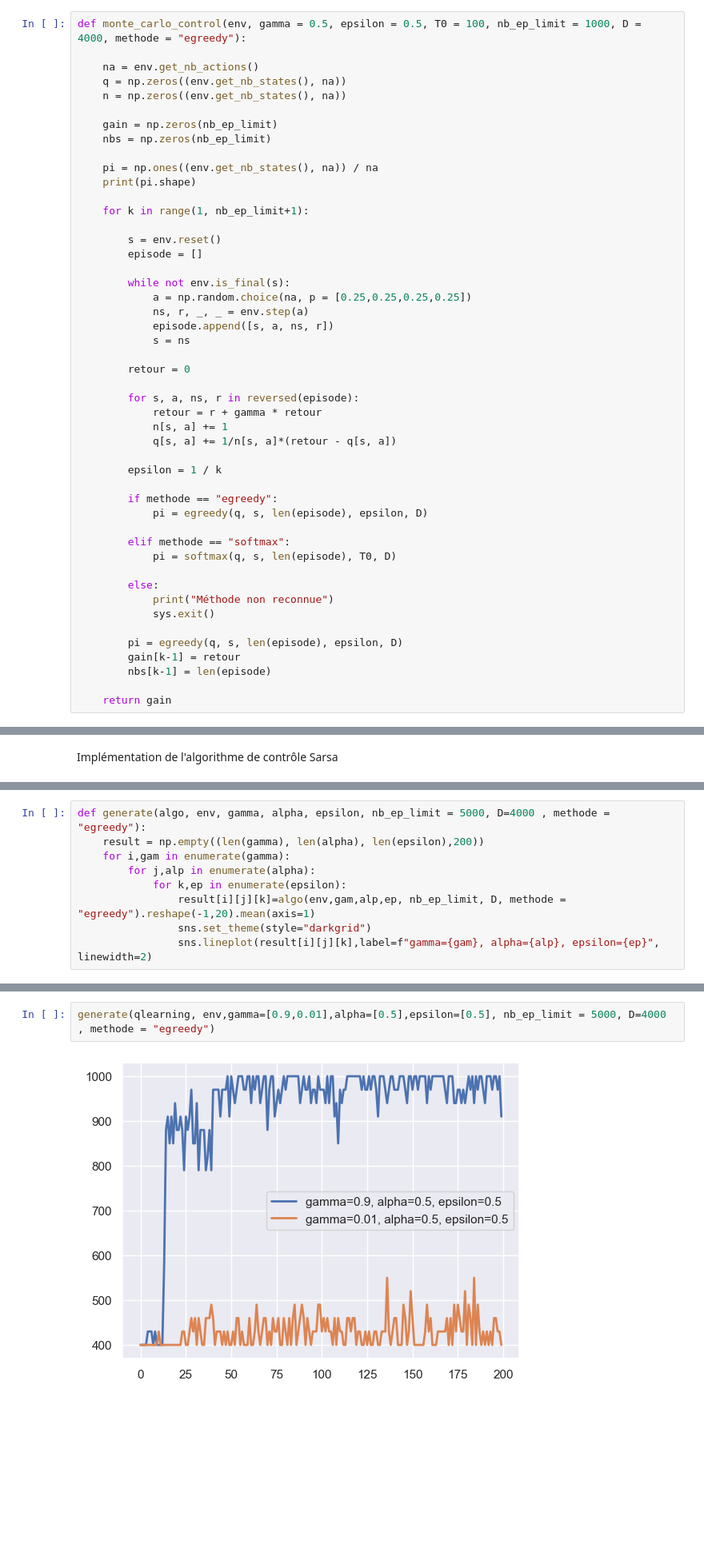
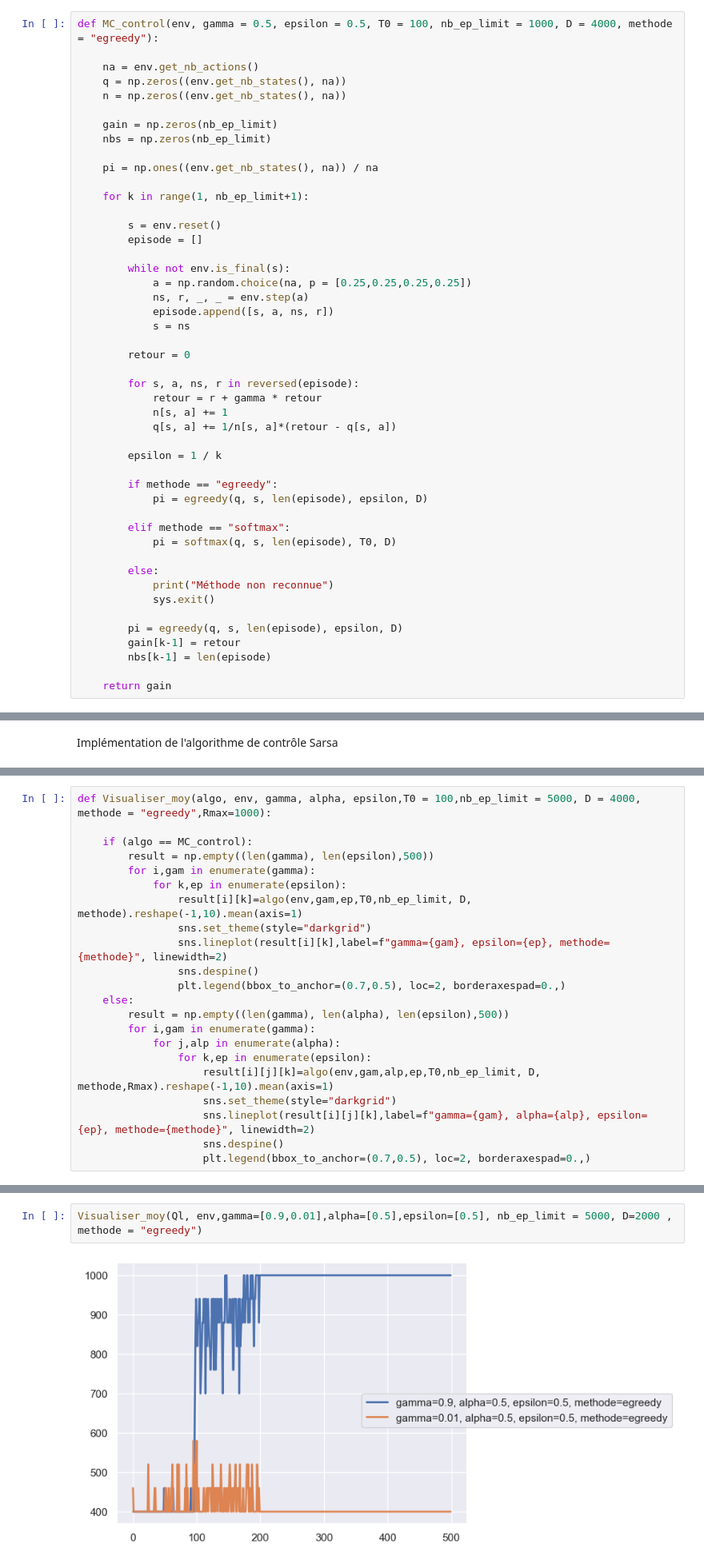
Before and after one commit to Aymenbouhou10/Reinforcement_Learning, a Jupyter notebook: TP_Bechnikha_Boucherir_Bouhou.ipynb, the cells around one changed output, grey strips where cells are left out. Shown at 80% size. Drawn from its saved outputs; the diff is of its cells as text; blank space fills up the shorter version.

```diff
--- a/TP_Bechnikha_Boucherir_Bouhou.ipynb
+++ b/TP_Bechnikha_Boucherir_Bouhou.ipynb
@@ -192,7 +192,7 @@ Pour simplifier l'excution des algorithmes avec les différentes méthodes de ge
 # %% [markdown]
 Implémentation de l'algorithme de contrôle Monte-Carlo-GLIE (MC)
 # %%
-def monte_carlo_control(env, gamma = 0.5, epsilon = 0.5, T0 = 100, nb_ep_limit = 1000, D = 4000, methode = "egreedy"):
+def MC_control(env, gamma = 0.5, epsilon = 0.5, T0 = 100, nb_ep_limit = 1000, D = 4000, methode = "egreedy"):
 
     na = env.get_nb_actions()
     q = np.zeros((env.get_nb_states(), na))
@@ -202,7 +202,6 @@ def monte_carlo_control(env, gamma = 0.5, epsilon = 0.5, T0 = 100, nb_ep_limit =
     nbs = np.zeros(nb_ep_limit)
 
     pi = np.ones((env.get_nb_states(), na)) / na
-    print(pi.shape)
 
     for k in range(1, nb_ep_limit+1):
 
@@ -354,9 +357,22 @@ generate(sarsa, env)
 # %%
-def generate(algo, env, gamma, alpha, epsilon, nb_ep_limit = 5000, D=4000 , methode = "egreedy"):
-    result = np.empty((len(gamma), len(alpha), len(epsilon),200))
-    for i,gam in enumerate(gamma):
-        for j,alp in enumerate(alpha):
+def Visualiser_moy(algo, env, gamma, alpha, epsilon,T0 = 100,nb_ep_limit = 5000, D = 4000, methode = "egreedy",Rmax=1000):
+
+    if (algo == MC_control):
+        result = np.empty((len(gamma), len(epsilon),500))
+        for i,gam in enumerate(gamma):
             for k,ep in enumerate(epsilon):
-                result[i][j][k]=algo(env,gam,alp,ep, nb_ep_limit, D, methode = "egreedy").reshape(-1,20).mean(axis=1)
+                result[i][k]=algo(env,gam,ep,T0,nb_ep_limit, D, methode).reshape(-1,10).mean(axis=1)
                 sns.set_theme(style="darkgrid")
-                sns.lineplot(result[i][j][k],label=f"gamma={gam}, alpha={alp}, epsilon={ep}", linewidth=2)
+                sns.lineplot(result[i][k],label=f"gamma={gam}, epsilon={ep}, methode={methode}", linewidth=2)
+                sns.despine()
+                plt.legend(bbox_to_anchor=(0.7,0.5), loc=2, borderaxespad=0.,)
+    else:
+        result = np.empty((len(gamma), len(alpha), len(epsilon),500))
+        for i,gam in enumerate(gamma):
+            for j,alp in enumerate(alpha):
+                for k,ep in enumerate(epsilon):
+                    result[i][j][k]=algo(env,gam,alp,ep,T0,nb_ep_limit, D, methode,Rmax).reshape(-1,10).mean(axis=1)
+                    sns.set_theme(style="darkgrid")
+                    sns.lineplot(result[i][j][k],label=f"gamma={gam}, alpha={alp}, epsilon={ep}, methode={methode}", linewidth=2)
+                    sns.despine()
+                    plt.legend(bbox_to_anchor=(0.7,0.5), loc=2, borderaxespad=0.,)
@@ -363,4 +388,4 @@ def generate(algo, env, gamma, alpha, epsilon, nb_ep_limit = 5000, D=4000 , meth
 # %%
-generate(qlearning, env,gamma=[0.9,0.01],alpha=[0.5],epsilon=[0.5], nb_ep_limit = 5000, D=4000 , methode = "egreedy")
+Visualiser_moy(Ql, env,gamma=[0.9,0.01],alpha=[0.5],epsilon=[0.5], nb_ep_limit = 5000, D=2000 , methode = "egreedy")
 # %% [output]
-[figure, old version]
+[figure, new version]
```
Also changed, not shown: parts of 23 cells of this notebook.
